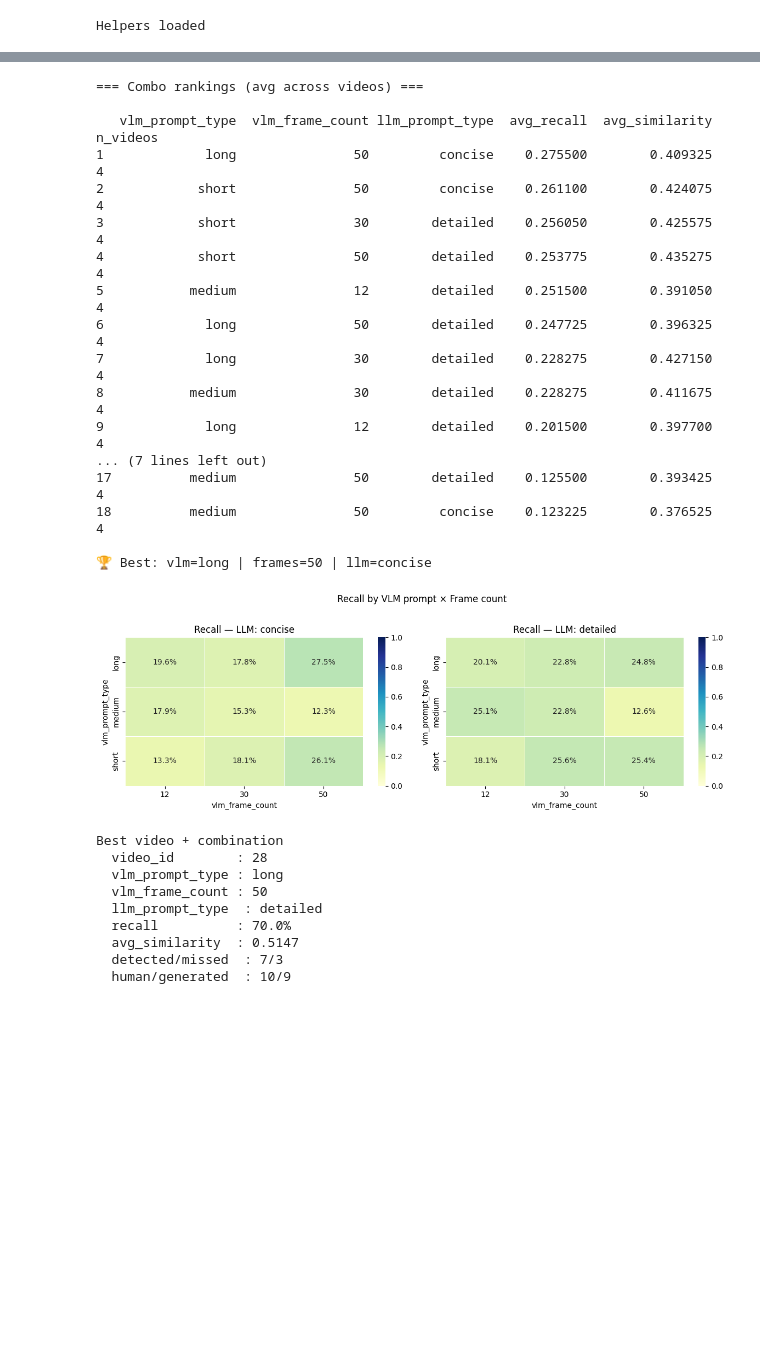
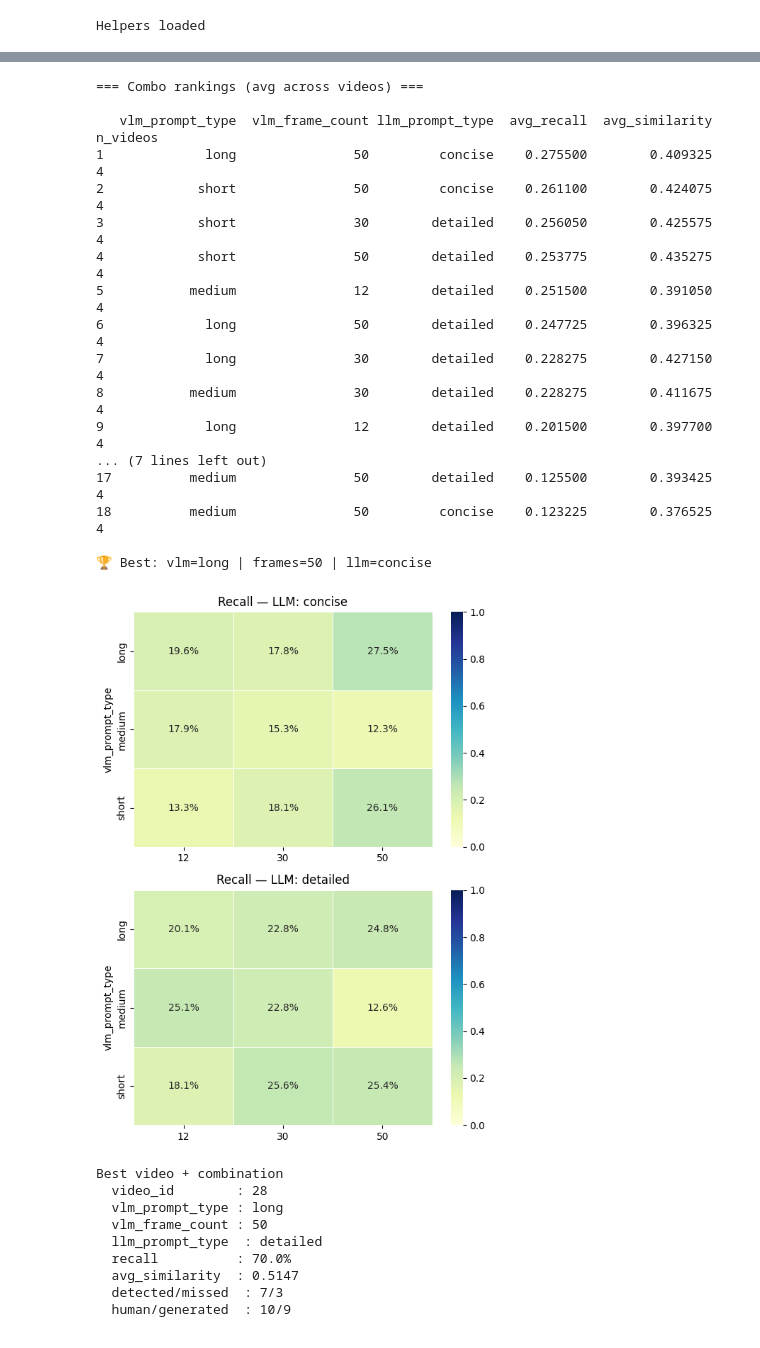
Before and after one commit to BoBeR24/Moment-Retrieval-and-Video-Summarization, a Jupyter notebook: evaluation_annotations_pipeline.ipynb, the cells around one changed output, grey strips where cells are left out. Cells and saved outputs as stored; diff of their text form; code cells hidden in the pictures; blank space fills up the shorter version.

```diff
--- a/evaluation_annotations_pipeline.ipynb
+++ b/evaluation_annotations_pipeline.ipynb
@@ -245,39 +229,41 @@ else:
     print(f"\n🏆 Best: vlm={ranked.iloc[0]['vlm_prompt_type']} | "
           f"frames={ranked.iloc[0]['vlm_frame_count']} | "
           f"llm={ranked.iloc[0]['llm_prompt_type']}")
 
-    # ── Recall heatmap per LLM type ───────────────────────────
+    # ── Recall heatmap per LLM type (vertical stack) ────────
     llm_types = df["llm_prompt_type"].unique()
-    fig, axes = plt.subplots(1, len(llm_types), figsize=(6*len(llm_types), 4), squeeze=False)
-    for ax, llm_type in zip(axes[0], llm_types):
-        pivot = df[df["llm_prompt_type"]==llm_type].pivot_table(
+    fig, axes = plt.subplots(len(llm_types), 1, figsize=(6, 4 * len(llm_types)))
+    axes = np.atleast_1d(axes)
+    for ax, llm_type in zip(axes, llm_types):
+        pivot = df[df["llm_prompt_type"] == llm_type].pivot_table(
             index="vlm_prompt_type", columns="vlm_frame_count",
             values="recall", aggfunc="mean")
         sns.heatmap(pivot, ax=ax, annot=True, fmt=".1%",
                     cmap="YlGnBu", vmin=0, vmax=1, linewidths=0.5)
         ax.set_title(f"Recall — LLM: {llm_type}")
-    plt.suptitle("Recall by VLM prompt × Frame count", y=1.02)
+        ax.set_xlabel("")
+    # plt.suptitle("Recall by VLM prompt × Frame count", y=0.92)
     plt.tight_layout()
     plt.show()
 # %% [output]
 === Combo rankings (avg across videos) ===
 
    vlm_prompt_type  vlm_frame_count llm_prompt_type  avg_recall  avg_similarity  n_videos
 1             long               50         concise    0.275500        0.409325         4
 2            short               50         concise    0.261100        0.424075         4
 3            short               30        detailed    0.256050        0.425575         4
 4            short               50        detailed    0.253775        0.435275         4
 5           medium               12        detailed    0.251500        0.391050         4
 6             long               50        detailed    0.247725        0.396325         4
 7             long               30        detailed    0.228275        0.427150         4
 8           medium               30        detailed    0.228275        0.411675         4
 9             long               12        detailed    0.201500        0.397700         4
 ... (7 lines left out)
 17          medium               50        detailed    0.125500        0.393425         4
 18          medium               50         concise    0.123225        0.376525         4
 
 🏆 Best: vlm=long | frames=50 | llm=concise
-[figure, old version]
+[figure, new version]
 # %%
 if df.empty:
     print("No evaluations found. Run the evaluation cell first.")
```
Also changed, not shown: parts of 3 cells of this notebook, 3 other files.
